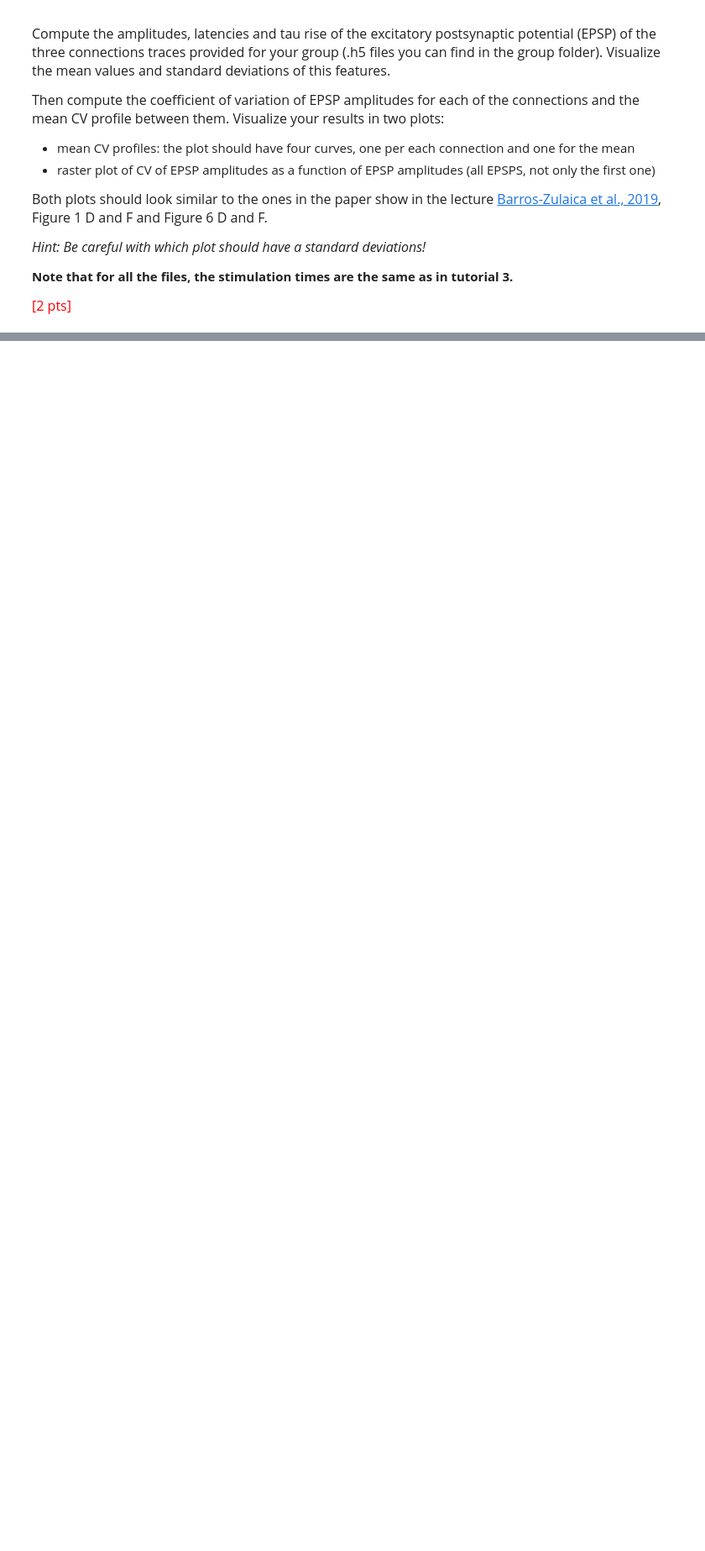
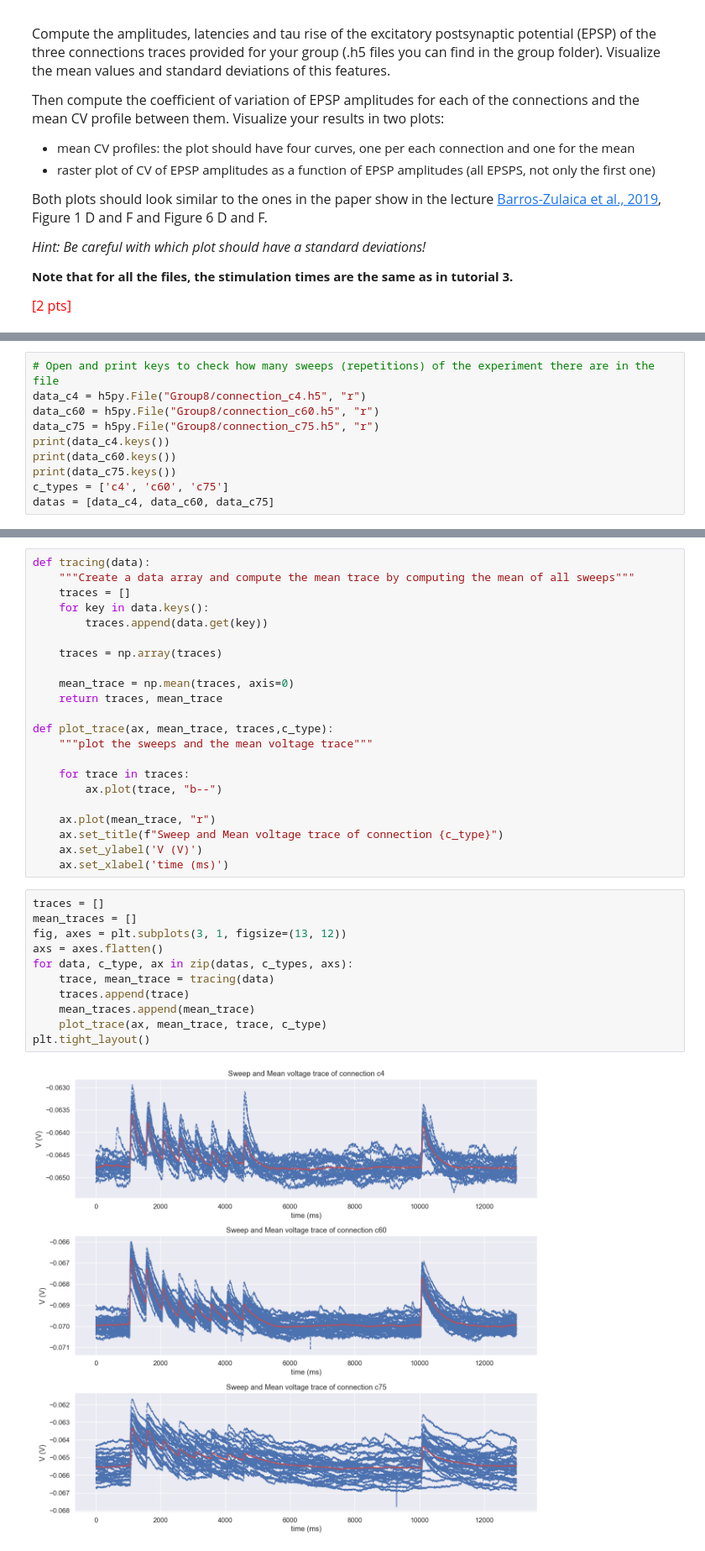
Before and after one commit to ejayromero/biophysics-NX-450, a Jupyter notebook: Week_8/Week8_HomeWork.ipynb, the cells around one changed output, grey strips where cells are left out. Shown at 84% size. Saved outputs shown, nothing was run; the diff lists cells and outputs as text; blank space fills up the shorter version.

```diff
--- a/Week_8/Week8_HomeWork.ipynb
+++ b/Week_8/Week8_HomeWork.ipynb
@@ -74,0 +90,10 @@ __Note that for all the files, the stimulation times are the same as in tutorial
+# %%
+# Open and print keys to check how many sweeps (repetitions) of the experiment there are in the file
+data_c4 = h5py.File("Group8/connection_c4.h5", "r")
+data_c60 = h5py.File("Group8/connection_c60.h5", "r")
+data_c75 = h5py.File("Group8/connection_c75.h5", "r")
+print(data_c4.keys())
+print(data_c60.keys())
+print(data_c75.keys())
+c_types = ['c4', 'c60', 'c75']
+datas = [data_c4, data_c60, data_c75]
@@ -74,0 +106,35 @@ __Note that for all the files, the stimulation times are the same as in tutorial
+# %%
+def tracing(data):
+    """Create a data array and compute the mean trace by computing the mean of all sweeps"""
+    traces = []
+    for key in data.keys():
+        traces.append(data.get(key))
+
+    traces = np.array(traces)
+
+    mean_trace = np.mean(traces, axis=0)
+    return traces, mean_trace
+
+def plot_trace(ax, mean_trace, traces,c_type):
+    """plot the sweeps and the mean voltage trace"""
+
+    for trace in traces:
+        ax.plot(trace, "b--")
+
+    ax.plot(mean_trace, "r")
+    ax.set_title(f"Sweep and Mean voltage trace of connection {c_type}")
+    ax.set_ylabel('V (V)')
+    ax.set_xlabel('time (ms)')
+# %%
+traces = []
+mean_traces = []
+fig, axes = plt.subplots(3, 1, figsize=(13, 12))
+axs = axes.flatten()
+for data, c_type, ax in zip(datas, c_types, axs):
+    trace, mean_trace = tracing(data)
+    traces.append(trace)
+    mean_traces.append(mean_trace)
+    plot_trace(ax, mean_trace, trace, c_type)
+plt.tight_layout()
+# %% [output]
+[figure, added]
```
Also changed, not shown: parts of 19 cells of this notebook.
